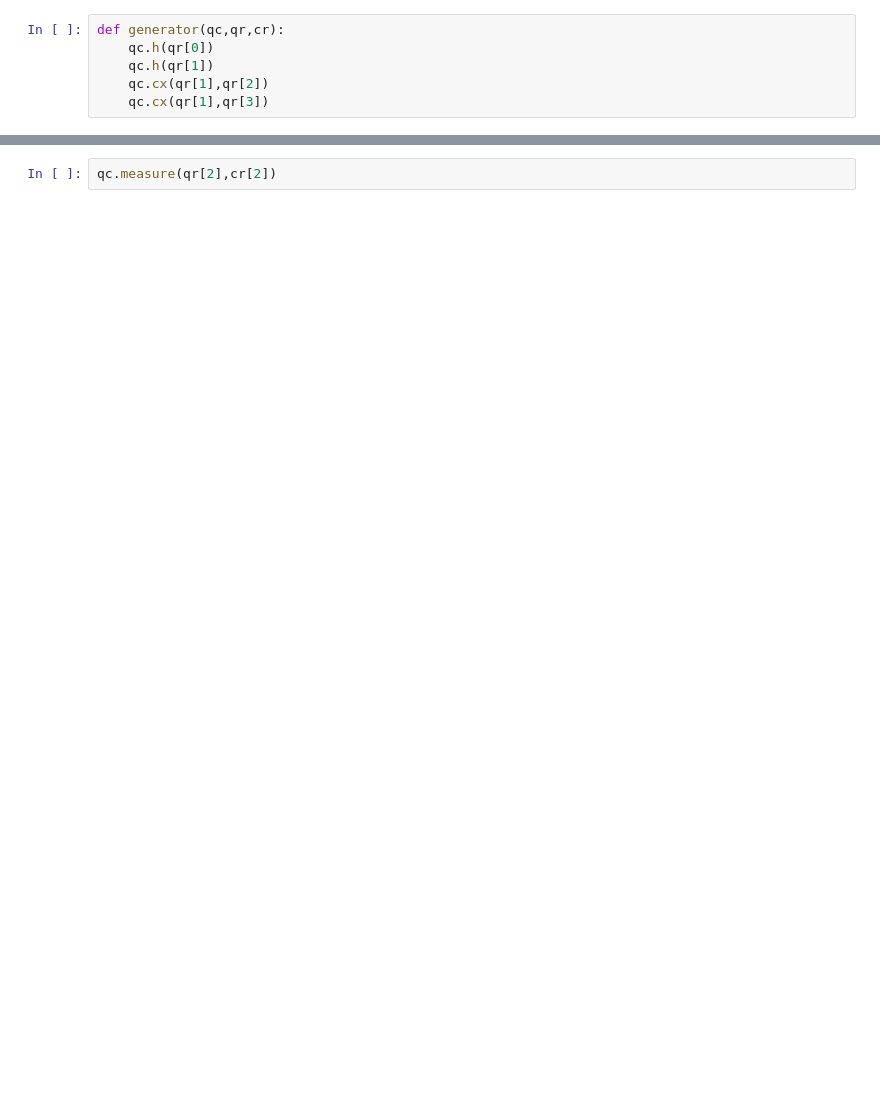
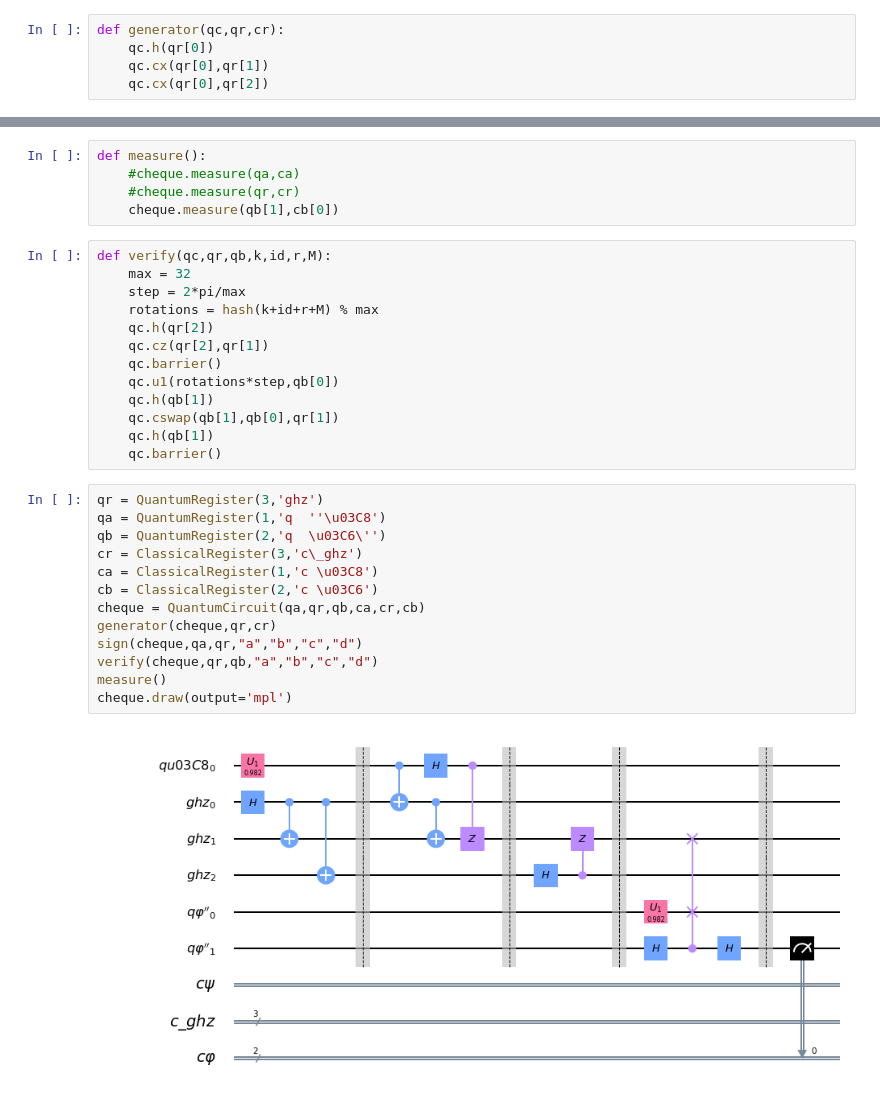
Before and after one commit to trasousa/QCHEQUE_exp_realization, a Jupyter notebook: qcheque.ipynb, the cells around one changed output, grey strips where cells are left out. Drawn from its saved outputs; the diff is of its cells as text; blank space fills up the shorter version.

```diff
--- a/qcheque.ipynb
+++ b/qcheque.ipynb
@@ -71,7 +87,6 @@ real_device = backend
 # %%
 def generator(qc,qr,cr):
     qc.h(qr[0])
-    qc.h(qr[1])
-    qc.cx(qr[1],qr[2])
-    qc.cx(qr[1],qr[3])
+    qc.cx(qr[0],qr[1])
+    qc.cx(qr[0],qr[2])
 # %%
@@ -86,2 +104,33 @@ def sign(qc,qr,cr):
-# %%
-qc.measure(qr[2],cr[2])
+# %%
+def measure():
+    #cheque.measure(qa,ca)
+    #cheque.measure(qr,cr)
+    cheque.measure(qb[1],cb[0])
+# %%
+def verify(qc,qr,qb,k,id,r,M):
+    max = 32
+    step = 2*pi/max
+    rotations = hash(k+id+r+M) % max
+    qc.h(qr[2])
+    qc.cz(qr[2],qr[1])
+    qc.barrier()
+    qc.u1(rotations*step,qb[0])
+    qc.h(qb[1])
+    qc.cswap(qb[1],qb[0],qr[1])
+    qc.h(qb[1])
+    qc.barrier()
+# %%
+qr = QuantumRegister(3,'ghz')
+qa = QuantumRegister(1,'q  ''\u03C8')
+qb = QuantumRegister(2,'q  \u03C6\'')
+cr = ClassicalRegister(3,'c\_ghz')
+ca = ClassicalRegister(1,'c \u03C8')
+cb = ClassicalRegister(2,'c \u03C6')
+cheque = QuantumCircuit(qa,qr,qb,ca,cr,cb)
+generator(cheque,qr,cr)
+sign(cheque,qa,qr,"a","b","c","d")
+verify(cheque,qr,qb,"a","b","c","d")
+measure()
+cheque.draw(output='mpl')
+# %% [output]
+[figure, added]
```
Also changed, not shown: parts of 14 cells of this notebook.
